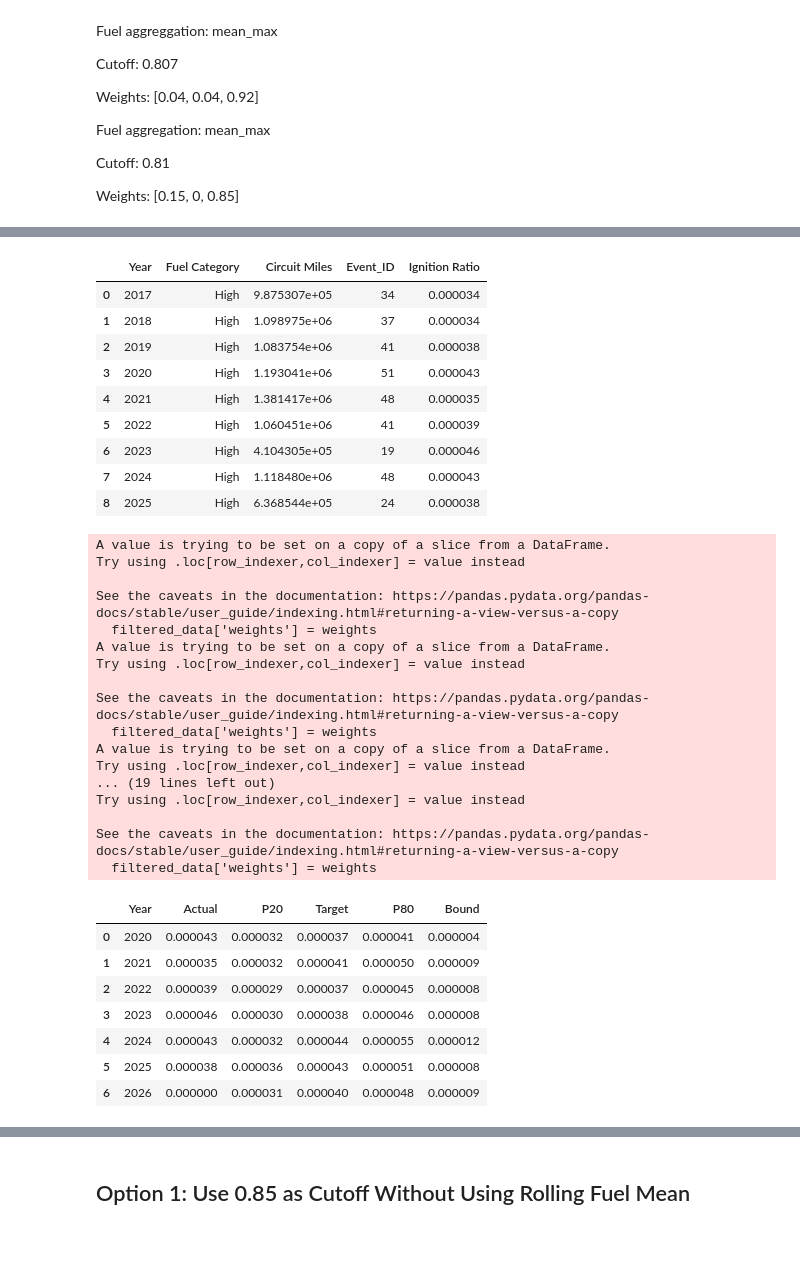
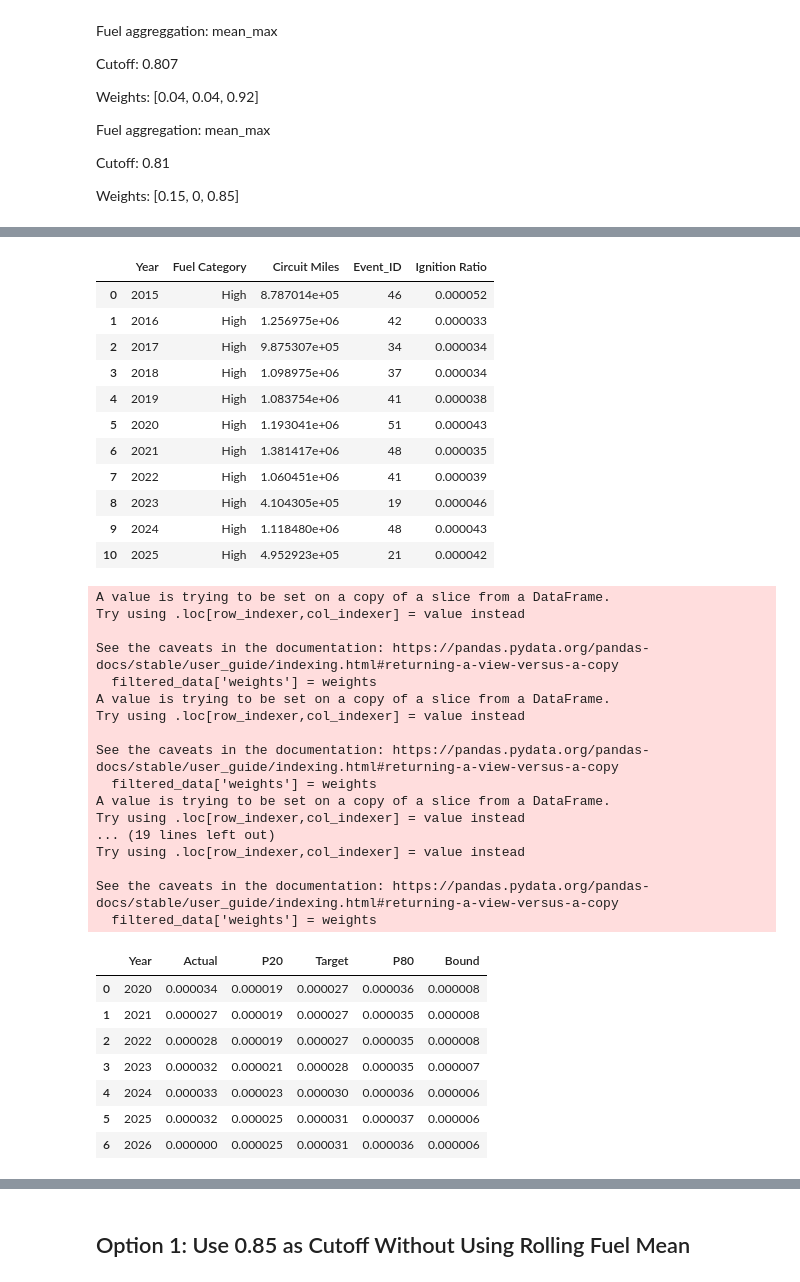
Before and after one commit to charliet202020/Ignition-Goal-Setting-Github, a Jupyter notebook: Circuit_Level_Analysis_Distribution_Only.ipynb, the cells around one changed output, grey strips where cells are left out. Drawn from its saved outputs; the diff is of its cells as text; code cells hidden in the pictures; blank space fills up the shorter version.

```diff
--- a/Circuit_Level_Analysis_Distribution_Only.ipynb
+++ b/Circuit_Level_Analysis_Distribution_Only.ipynb
@@ -11,7 +11,7 @@ import geopandas as gpd
 # read distribution data
 distribution_data = pd.read_csv('//sce.eix.com/workgroup/SPE_DSA/Charles/IgnitionGoalSettingInput/Distribution_2015-2024.csv',low_memory=False)
 # filter distribution data
-distribution_data = distribution_data[(distribution_data['time']>='2017') & (distribution_data['time']<='2025')]
+distribution_data = distribution_data[(distribution_data['time']<='2025')]
 # create a date column
 distribution_data['Date'] = pd.to_datetime(distribution_data['time']).dt.strftime('%Y-%m-%d')
 # create a year column
@@ -192,8 +192,8 @@ ignitions = ignitions[ignitions['HFRA'].str.contains('T2|T3',na=False)]
 ignitions.loc[ignitions['Circuit_Name'].str.contains('banducci', case=False, na=False), 'Circuit_ID'] = 'ET-02156'
 # change date format
 ignitions['Date'] = pd.to_datetime(ignitions['Date']).dt.strftime('%Y-%m-%d')
-# from 2017 onward
-ignitions = ignitions[ignitions['Year'] >= 2017]
+# from 2015 onward
+ignitions = ignitions[ignitions['Year'] >= 2015]
 # # before August 1 2025
 # ignitions = ignitions[ignitions['Date'] < '2025-08-01']
 # group by Year and get count of ignitions
@@ -380,15 +382,17 @@ res_df = pd.concat([res_df, res_df_forecast], ignore_index=True)
 res_df
 # %% [output]
 |  | Year | Fuel Category | Circuit Miles | Event_ID | Ignition Ratio |
-| 0 | 2017 | High | 9.875307e+05 | 34 | 0.000034 |
-| 1 | 2018 | High | 1.098975e+06 | 37 | 0.000034 |
-| 2 | 2019 | High | 1.083754e+06 | 41 | 0.000038 |
-| 3 | 2020 | High | 1.193041e+06 | 51 | 0.000043 |
-| 4 | 2021 | High | 1.381417e+06 | 48 | 0.000035 |
-| 5 | 2022 | High | 1.060451e+06 | 41 | 0.000039 |
-| 6 | 2023 | High | 4.104305e+05 | 19 | 0.000046 |
-| 7 | 2024 | High | 1.118480e+06 | 48 | 0.000043 |
-| 8 | 2025 | High | 6.368544e+05 | 24 | 0.000038 |
+| 0 | 2015 | High | 8.787014e+05 | 46 | 0.000052 |
+| 1 | 2016 | High | 1.256975e+06 | 42 | 0.000033 |
+| 2 | 2017 | High | 9.875307e+05 | 34 | 0.000034 |
+| 3 | 2018 | High | 1.098975e+06 | 37 | 0.000034 |
+| 4 | 2019 | High | 1.083754e+06 | 41 | 0.000038 |
+| 5 | 2020 | High | 1.193041e+06 | 51 | 0.000043 |
+| 6 | 2021 | High | 1.381417e+06 | 48 | 0.000035 |
+| 7 | 2022 | High | 1.060451e+06 | 41 | 0.000039 |
+| 8 | 2023 | High | 4.104305e+05 | 19 | 0.000046 |
+| 9 | 2024 | High | 1.118480e+06 | 48 | 0.000043 |
+| 10 | 2025 | High | 4.952923e+05 | 21 | 0.000042 |
 # %%
 # ### do a sorted version
 # table = []
@@ -429,11 +433,13 @@ res_df
 # create a result table
 table = []
 for yr in range(2020, 2027):
-    start, end = yr-3, yr-1
+    start, end = yr-5, yr-1
     # filter the data for the last 5 years
     filtered_data = res_df[(res_df['Year'] >= start) & (res_df['Year'] <= end)]
     # assign weights to first, second and third year
     weights = [0.1, 0.2, 0.7]
+    # using unweighted version
+    weights = [1/5, 1/5, 1/5, 1/5, 1/5]
     filtered_data['weights'] = weights
     # calculate the weighted average of Ignition Ratio
     weighted_avg = (filtered_data['Ignition Ratio'] * filtered_data['weights']).sum() / filtered_data['weights'].sum()
@@ -452,40 +458,40 @@ for yr in range(2020, 2027):
     table.append({
         'Year': yr,
         'Actual': actual[0],
         'P20': p20,
         'Target': target,
         'P80': p80,
         'Bound': bound
     })
 # convert the table to a DataFrame
 result_table = pd.DataFrame(table)
 result_table
 # %% [output]
 A value is trying to be set on a copy of a slice from a DataFrame.
 Try using .loc[row_indexer,col_indexer] = value instead
 
 See the caveats in the documentation: https://pandas.pydata.org/pandas-docs/stable/user_guide/indexing.html#returning-a-view-versus-a-copy
   filtered_data['weights'] = weights
 A value is trying to be set on a copy of a slice from a DataFrame.
 Try using .loc[row_indexer,col_indexer] = value instead
 
 See the caveats in the documentation: https://pandas.pydata.org/pandas-docs/stable/user_guide/indexing.html#returning-a-view-versus-a-copy
   filtered_data['weights'] = weights
 A value is trying to be set on a copy of a slice from a DataFrame.
 Try using .loc[row_indexer,col_indexer] = value instead
 ... (19 lines left out)
 Try using .loc[row_indexer,col_indexer] = value instead
 
 See the caveats in the documentation: https://pandas.pydata.org/pandas-docs/stable/user_guide/indexing.html#returning-a-view-versus-a-copy
   filtered_data['weights'] = weights
 |  | Year | Actual | P20 | Target | P80 | Bound |
-| 0 | 2020 | 0.000043 | 0.000032 | 0.000037 | 0.000041 | 0.000004 |
-| 1 | 2021 | 0.000035 | 0.000032 | 0.000041 | 0.000050 | 0.000009 |
-| 2 | 2022 | 0.000039 | 0.000029 | 0.000037 | 0.000045 | 0.000008 |
-| 3 | 2023 | 0.000046 | 0.000030 | 0.000038 | 0.000046 | 0.000008 |
-| 4 | 2024 | 0.000043 | 0.000032 | 0.000044 | 0.000055 | 0.000012 |
-| 5 | 2025 | 0.000038 | 0.000036 | 0.000043 | 0.000051 | 0.000008 |
-| 6 | 2026 | 0.000000 | 0.000031 | 0.000040 | 0.000048 | 0.000009 |
+| 0 | 2020 | 0.000034 | 0.000019 | 0.000027 | 0.000036 | 0.000008 |
+| 1 | 2021 | 0.000027 | 0.000019 | 0.000027 | 0.000035 | 0.000008 |
+| 2 | 2022 | 0.000028 | 0.000019 | 0.000027 | 0.000035 | 0.000008 |
+| 3 | 2023 | 0.000032 | 0.000021 | 0.000028 | 0.000035 | 0.000007 |
+| 4 | 2024 | 0.000033 | 0.000023 | 0.000030 | 0.000036 | 0.000006 |
+| 5 | 2025 | 0.000032 | 0.000025 | 0.000031 | 0.000037 | 0.000006 |
+| 6 | 2026 | 0.000000 | 0.000025 | 0.000031 | 0.000036 | 0.000006 |
 # %%
 # save res_df and result_table to an excel file
 res_df.to_excel(f"//sce.eix.com/workgroup/SPE_DSA/Charles/IgnitionGoalSettingOutput/Circuit_Level_Ignition_Rate_Dashboard.xlsx", index=False)
```
Also changed, not shown: parts of 44 cells of this notebook.
